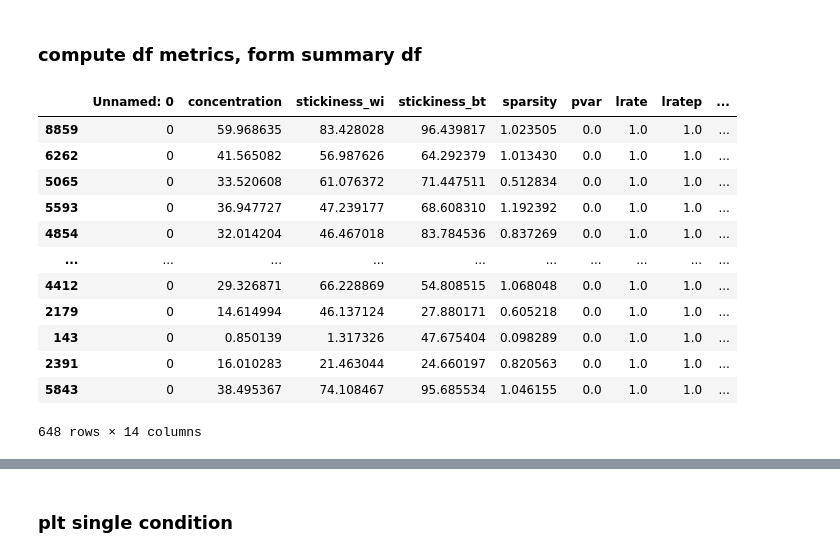
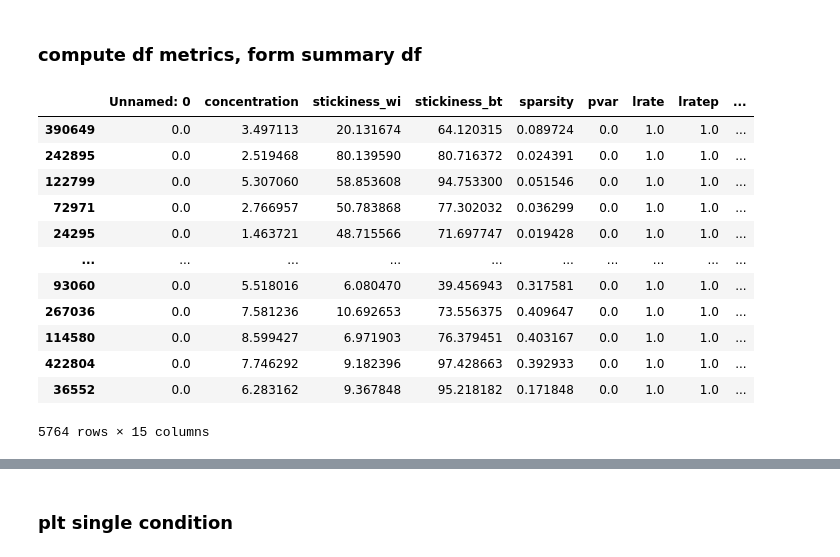
Before and after one commit to andrebeu/CSW, a Jupyter notebook: cswsem0621/analysis-gs1029-gs1102.ipynb, the cells around one changed output, grey strips where cells are left out. Saved outputs shown, nothing was run; the diff lists cells and outputs as text; code cells hidden in the pictures.

```diff
--- a/cswsem0621/analysis-gs1029-gs1102.ipynb
+++ b/cswsem0621/analysis-gs1029-gs1102.ipynb
@@ -20,5 +17,5 @@ The autoreload extension is already loaded. To reload it, use:
 # %%
-gsname = 'gs1102'
+gsname = 'gs1109'
 # %% [markdown]
 ### load data
 # %%
@@ -27,0 +24,3 @@ gsdf = pd.read_csv('data/%s-summdf.csv'%gsname)
+# %%
+gsdf = pd.read_csv('data/%s-summdf.csv'%gsname).astype(float)
+gsdf
@@ -32,31 +45,31 @@ paramL = ['concentration', 'stickiness_wi', 'stickiness_bt',
 # %% [markdown]
 ### compute df metrics, form summary df
 # %%
-## subset of dataframe containing relevant params
+# subset of dataframe containing relevant params
 Btest = gsdf.loc[:,'testacc-b'] > 0.95
 Itest1 = gsdf.loc[:,'testacc-i'] > 0.5
-Itest2 = gsdf.loc[:,'testacc-i'] < 0.62
+Itest2 = gsdf.loc[:,'testacc-i'] < 0.55
 Etest = gsdf.loc[:,'testacc-e'] > 0.8
 Mtest1 = gsdf.loc[:,'testacc-m'] > 0.8
 Mtest2 = gsdf.loc[:,'testacc-m'] < 0.9
-Ltest = gsdf.loc[:,'testacc-l'] > 0.8
+Ltest = gsdf.loc[:,'testacc-l'] > 0.6
 MItest = gsdf.loc[:,'testacc-m'] - gsdf.loc[:,'testacc-i'] > 0.1
 LItest = gsdf.loc[:,'testacc-l'] - gsdf.loc[:,'testacc-i'] > 0.1
 
 C = Btest&Itest1&Itest2&Mtest2
 sgsdf = gsdf[C]
-sgsdf.sort_values('testacc-m',ascending=False)
+sgsdf.sort_values('testacc-l',ascending=False)
 # %% [output]
 |  | Unnamed: 0 | concentration | stickiness_wi | stickiness_bt | sparsity | pvar | lrate | lratep | ... |
-| 8859 | 0 | 59.968635 | 83.428028 | 96.439817 | 1.023505 | 0.0 | 1.0 | 1.0 | ... |
-| 6262 | 0 | 41.565082 | 56.987626 | 64.292379 | 1.013430 | 0.0 | 1.0 | 1.0 | ... |
-| 5065 | 0 | 33.520608 | 61.076372 | 71.447511 | 0.512834 | 0.0 | 1.0 | 1.0 | ... |
-| 5593 | 0 | 36.947727 | 47.239177 | 68.608310 | 1.192392 | 0.0 | 1.0 | 1.0 | ... |
-| 4854 | 0 | 32.014204 | 46.467018 | 83.784536 | 0.837269 | 0.0 | 1.0 | 1.0 | ... |
+| 390649 | 0.0 | 3.497113 | 20.131674 | 64.120315 | 0.089724 | 0.0 | 1.0 | 1.0 | ... |
+| 242895 | 0.0 | 2.519468 | 80.139590 | 80.716372 | 0.024391 | 0.0 | 1.0 | 1.0 | ... |
+| 122799 | 0.0 | 5.307060 | 58.853608 | 94.753300 | 0.051546 | 0.0 | 1.0 | 1.0 | ... |
+| 72971 | 0.0 | 2.766957 | 50.783868 | 77.302032 | 0.036299 | 0.0 | 1.0 | 1.0 | ... |
+| 24295 | 0.0 | 1.463721 | 48.715566 | 71.697747 | 0.019428 | 0.0 | 1.0 | 1.0 | ... |
 | ... | ... | ... | ... | ... | ... | ... | ... | ... | ... |
-| 4412 | 0 | 29.326871 | 66.228869 | 54.808515 | 1.068048 | 0.0 | 1.0 | 1.0 | ... |
-| 2179 | 0 | 14.614994 | 46.137124 | 27.880171 | 0.605218 | 0.0 | 1.0 | 1.0 | ... |
-| 143 | 0 | 0.850139 | 1.317326 | 47.675404 | 0.098289 | 0.0 | 1.0 | 1.0 | ... |
-| 2391 | 0 | 16.010283 | 21.463044 | 24.660197 | 0.820563 | 0.0 | 1.0 | 1.0 | ... |
-| 5843 | 0 | 38.495367 | 74.108467 | 95.685534 | 1.046155 | 0.0 | 1.0 | 1.0 | ... |
+| 93060 | 0.0 | 5.518016 | 6.080470 | 39.456943 | 0.317581 | 0.0 | 1.0 | 1.0 | ... |
+| 267036 | 0.0 | 7.581236 | 10.692653 | 73.556375 | 0.409647 | 0.0 | 1.0 | 1.0 | ... |
+| 114580 | 0.0 | 8.599427 | 6.971903 | 76.379451 | 0.403167 | 0.0 | 1.0 | 1.0 | ... |
+| 422804 | 0.0 | 7.746292 | 9.182396 | 97.428663 | 0.392933 | 0.0 | 1.0 | 1.0 | ... |
+| 36552 | 0.0 | 6.283162 | 9.367848 | 95.218182 | 0.171848 | 0.0 | 1.0 | 1.0 | ... |
-648 rows × 14 columns
+5764 rows × 15 columns
```
Also changed, not shown: parts of 8 cells of this notebook, 53 other files.
